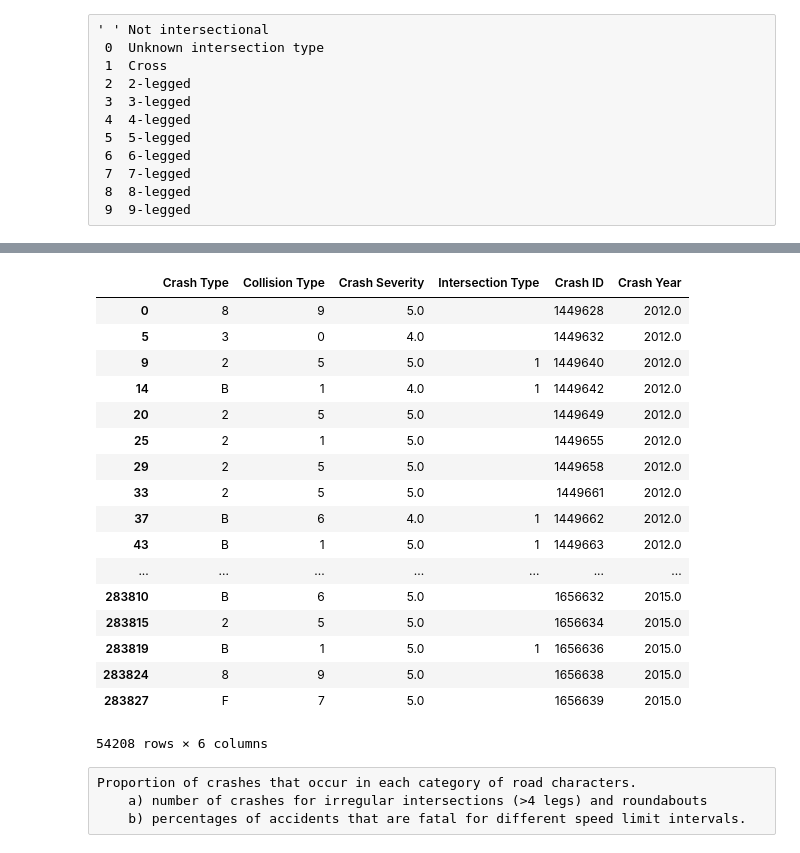
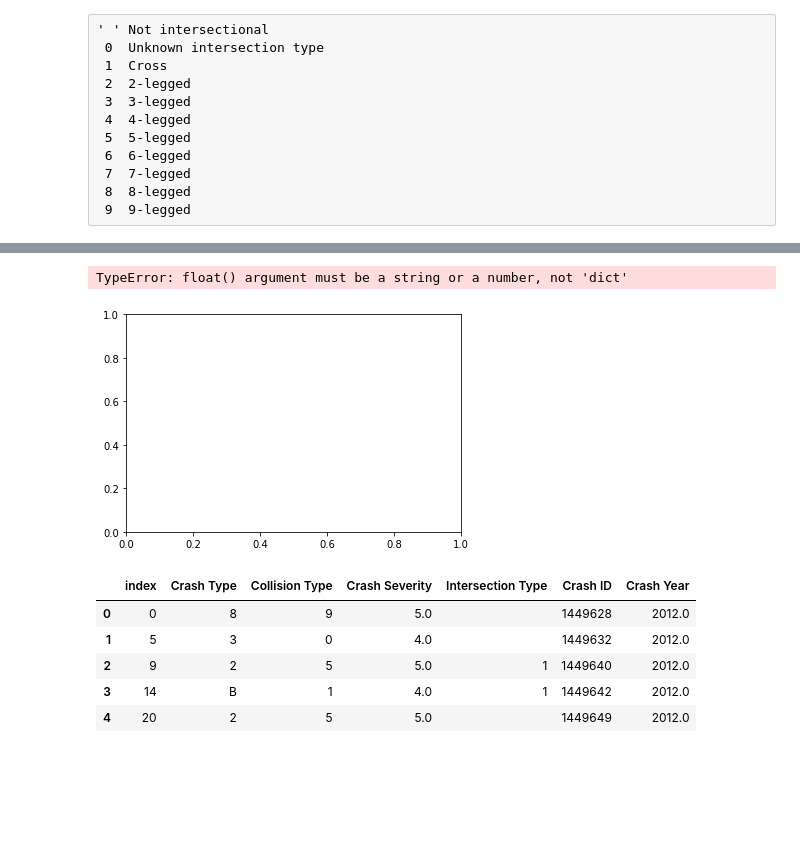
Before and after one commit to mcfearless999/AccidentDataSci, a Jupyter notebook: ryan-exploratorydata.ipynb, the cells around one changed output, grey strips where cells are left out. Saved outputs shown, nothing was run; the diff lists cells and outputs as text; code cells hidden in the pictures; blank space fills up the shorter version.

```diff
--- a/ryan-exploratorydata.ipynb
+++ b/ryan-exploratorydata.ipynb
@@ -62,7 +62,9 @@ array([' ', nan, '1', '3', '5', '4', '6', '2', '0'], dtype=object)
  9	9-legged
 # %%
 usedcol = ['Crash Type','Collision Type','Crash Severity','Intersection Type','Crash ID','Crash Year']
-accidentsdf = accidentsdf[usedcol].dropna()
+accidentsdf = accidentsdf[usedcol].dropna().reset_index()
+accidentsdf.columns =
+accidentsdf.to_csv('accidentintersections.csv')
 # %%
 accidentsdf.info()
 # %% [output]
@@ -85,25 +90,14 @@ plt.show()
+# %%
+plt.plot(types)
+# %% [output]
+TypeError: float() argument must be a string or a number, not 'dict'
+[figure, added]
 # %%
-accidentsdf
+accidentsdf.head()
 # %% [output]
-|  | Crash Type | Collision Type | Crash Severity | Intersection Type | Crash ID | Crash Year |
-| 0 | 8 | 9 | 5.0 |  | 1449628 | 2012.0 |
-| 5 | 3 | 0 | 4.0 |  | 1449632 | 2012.0 |
-| 9 | 2 | 5 | 5.0 | 1 | 1449640 | 2012.0 |
-| 14 | B | 1 | 4.0 | 1 | 1449642 | 2012.0 |
-| 20 | 2 | 5 | 5.0 |  | 1449649 | 2012.0 |
-| 25 | 2 | 1 | 5.0 |  | 1449655 | 2012.0 |
-| 29 | 2 | 5 | 5.0 |  | 1449658 | 2012.0 |
-| 33 | 2 | 5 | 5.0 |  | 1449661 | 2012.0 |
-| 37 | B | 6 | 4.0 | 1 | 1449662 | 2012.0 |
-| 43 | B | 1 | 5.0 | 1 | 1449663 | 2012.0 |
-| ... | ... | ... | ... | ... | ... | ... |
-| 283810 | B | 6 | 5.0 |  | 1656632 | 2015.0 |
-| 283815 | 2 | 5 | 5.0 |  | 1656634 | 2015.0 |
-| 283819 | B | 1 | 5.0 | 1 | 1656636 | 2015.0 |
-| 283824 | 8 | 9 | 5.0 |  | 1656638 | 2015.0 |
-| 283827 | F | 7 | 5.0 |  | 1656639 | 2015.0 |
+|  | index | Crash Type | Collision Type | Crash Severity | Intersection Type | Crash ID | Crash Year |
+| 0 | 0 | 8 | 9 | 5.0 |  | 1449628 | 2012.0 |
+| 1 | 5 | 3 | 0 | 4.0 |  | 1449632 | 2012.0 |
+| 2 | 9 | 2 | 5 | 5.0 | 1 | 1449640 | 2012.0 |
+| 3 | 14 | B | 1 | 4.0 | 1 | 1449642 | 2012.0 |
+| 4 | 20 | 2 | 5 | 5.0 |  | 1449649 | 2012.0 |
-54208 rows × 6 columns
-# %% [raw]
-Proportion of crashes that occur in each category of road characters.
-    a) number of crashes for irregular intersections (>4 legs) and roundabouts
-    b) percentages of accidents that are fatal for different speed limit intervals.
```
Also changed, not shown: parts of 3 cells of this notebook, 1 other file.
